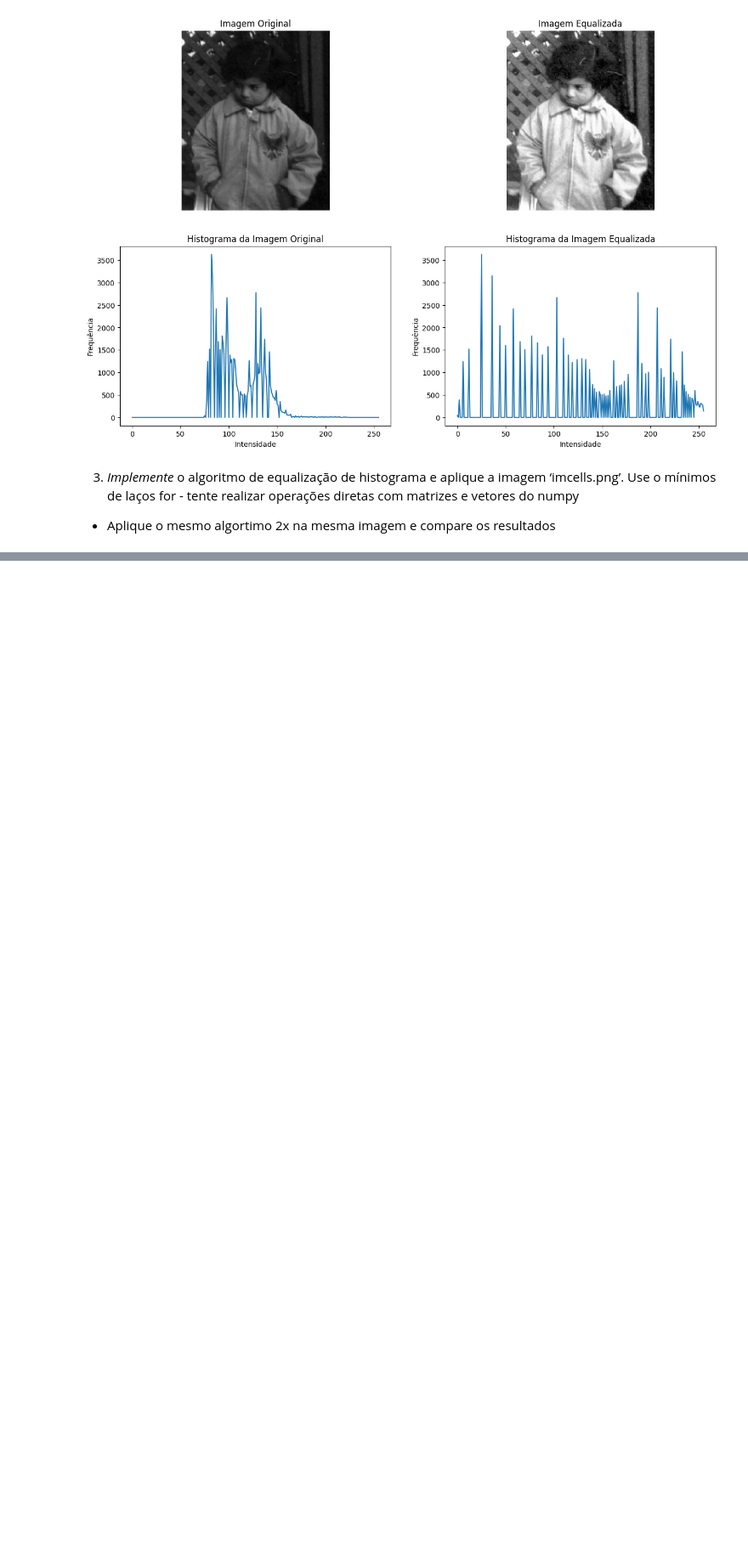
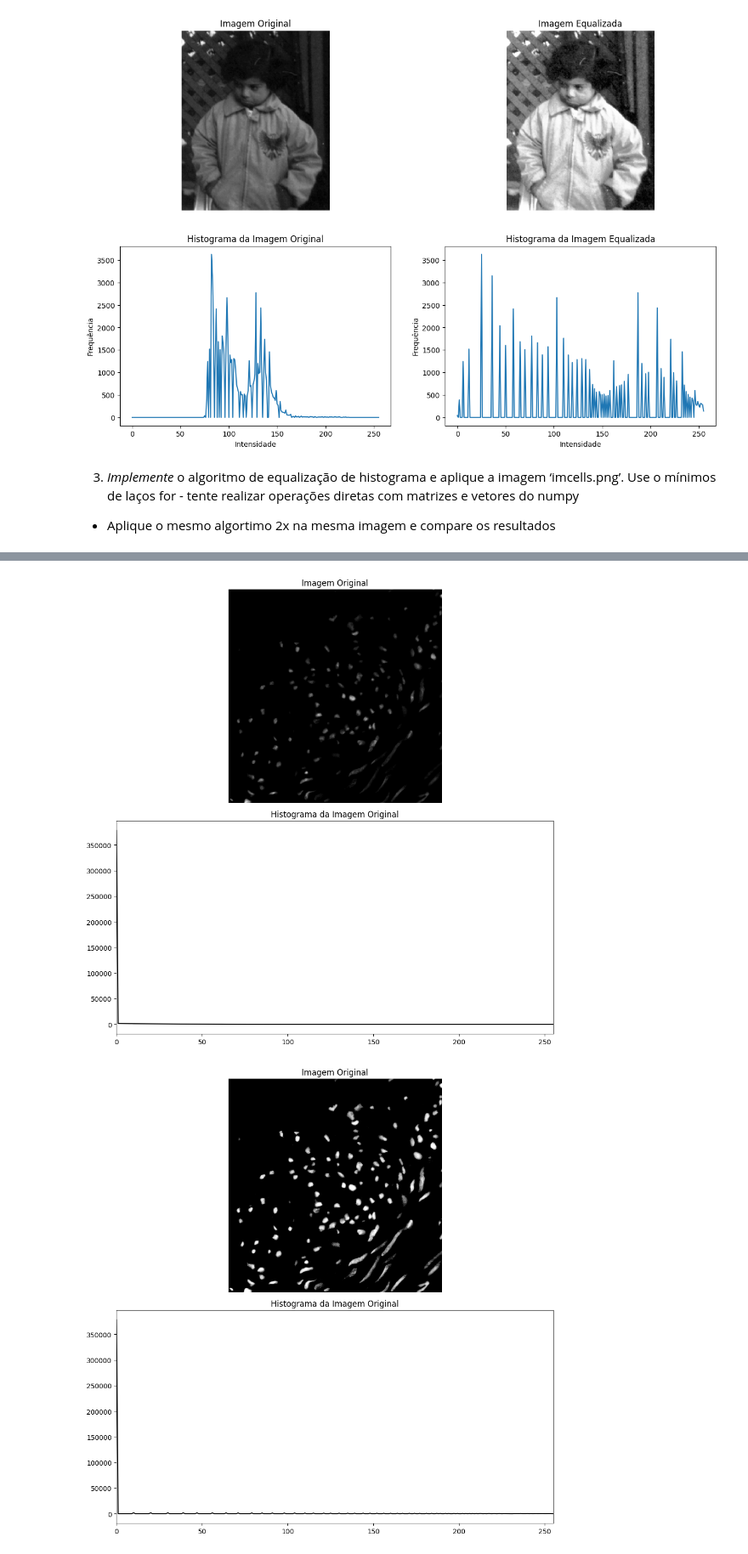
Before and after one commit to Gabrielcouto1/gbc216_t1_G02, a Jupyter notebook: Lab03 - Histogram Equalization/Lab03_hist.ipynb, the cells around one changed output, grey strips where cells are left out. Shown at 85% size. Saved outputs shown, nothing was run; the diff lists cells and outputs as text; code cells hidden in the pictures; blank space fills up the shorter version.

```diff
--- a/Lab03 - Histogram Equalization/Lab03_hist.ipynb
+++ b/Lab03 - Histogram Equalization/Lab03_hist.ipynb
@@ -181,0 +118,68 @@ plt.show()
+# %%
+import numpy as np
+import cv2
+import matplotlib.pyplot as plt
+
+def calcular_histograma(imagem):
+    """Calcula o histograma de uma imagem em tons de cinza."""
+    histograma = np.zeros(256, dtype=int)
+    for pixel_value in imagem.flatten():
+        histograma[pixel_value] += 1
+    return histograma
+
+def equalizar_histograma(imagem):
+    """Equaliza o histograma de uma imagem em tons de cinza."""
+    histograma = calcular_histograma(imagem)
+
+    # Calcular a CDF (Função de Distribuição Acumulada)
+    cdf = histograma.cumsum()
+
+    # Normalizar a CDF
+    cdf_min = cdf[cdf > 0].min()
+    cdf_max = cdf[-1]
+    cdf_normalizada = (cdf - cdf_min) * 255 / (cdf_max - cdf_min)
+    cdf_normalizada = np.clip(cdf_normalizada, 0, 255).astype(np.uint8)
+
+    # Aplicar a CDF normalizada para equalizar a imagem
+    imagem_equalizada = cdf_normalizada[imagem]
+
+    return imagem_equalizada, calcular_histograma(imagem_equalizada)
+
+def plotar_imagens_histogramas(imagem, histograma):
+    """Plota as imagens original e equalizada, junto com seus respectivos histogramas."""
+    plt.figure(figsize=(10, 10))
+
+    # Exibir a imagem original
+    plt.subplot(2, 1, 1)
+    plt.title('Imagem Original')
+    plt.imshow(imagem, cmap='gray')
+    plt.axis('off')
+
+    # Exibir o histograma da imagem original
+    plt.subplot(2, 1, 2)
+    plt.title('Histograma da Imagem Original')
+    plt.plot(histograma, color='black')
+    plt.xlim([0, 255])
+
+    plt.tight_layout()
+    plt.show()
+
+# Carregar a imagem em tons de cinza
+imagem = cv2.imread('im_cells.png', cv2.IMREAD_GRAYSCALE)
+
+# Equalizar o histograma da imagem e obter o histograma equalizado
+imagem_equalizada, histograma_equalizado = equalizar_histograma(imagem)
+
+# Equalizar o histograma da imagem e obter o histograma equalizado pela segunda vez
+imagem_equalizada2, histograma_equalizado2 = equalizar_histograma(imagem_equalizada)
+
+# Calcular o histograma da imagem original
+histograma_original = calcular_histograma(imagem)
+
+# Plotar as imagens e seus histogramas
+plotar_imagens_histogramas(imagem, histograma_original)
+plotar_imagens_histogramas(imagem_equalizada, histograma_equalizado)
+plotar_imagens_histogramas(imagem_equalizada2, histograma_equalizado2)
+# %% [output]
+[figure, added]
+[figure, added]
```
Also changed, not shown: parts of 2 cells of this notebook.
